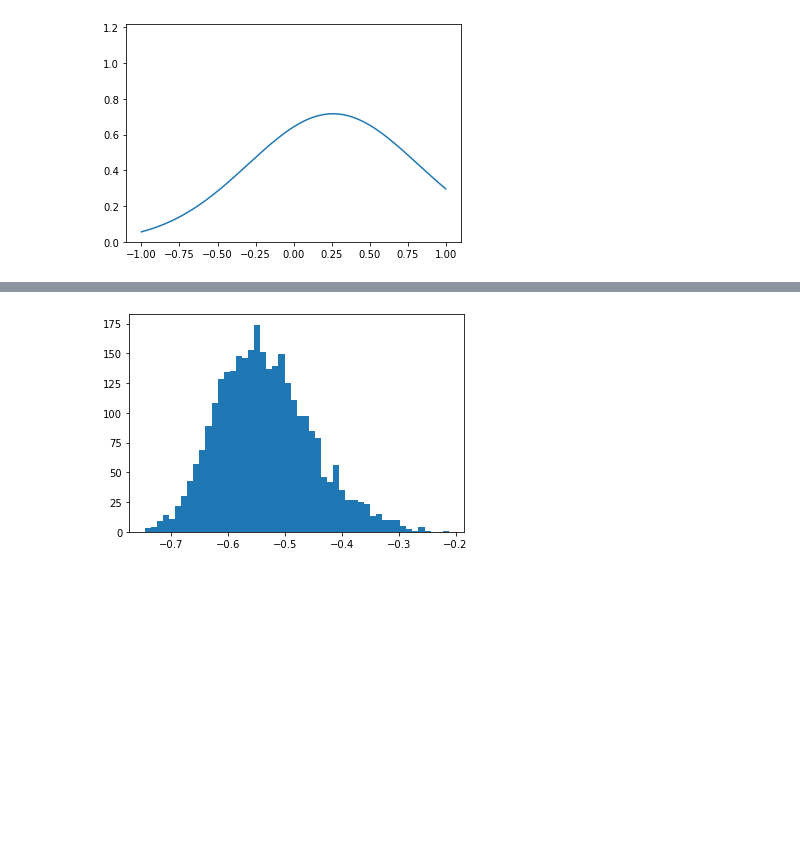
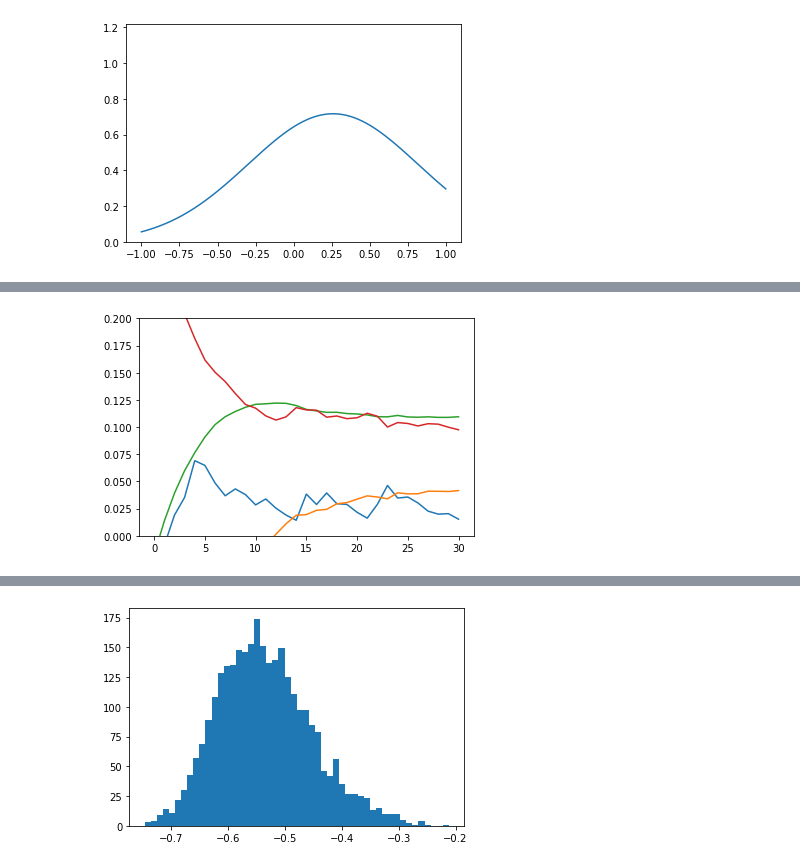
Before and after one commit to tripdancer0916/probabilistic-inference-rnn, a Jupyter notebook: jupyter/check_results.ipynb, the cells around one changed output, grey strips where cells are left out. Drawn from its saved outputs; the diff is of its cells as text; code cells hidden in the pictures; blank space fills up the shorter version.

```diff
--- a/jupyter/check_results.ipynb
+++ b/jupyter/check_results.ipynb
@@ -199,0 +219,10 @@ plt.plot(neural_dynamics[0, :, 21])
+# %%
+plt.plot(neural_dynamics[1, :, 4])
+plt.plot(neural_dynamics[1, :, 10])
+plt.plot(neural_dynamics[1, :, 17])
+plt.plot(neural_dynamics[1, :, 19])
+
+plt.ylim([0, 0.2])
+plt.show()
+# %% [output]
+[figure, added]
```
Also changed, not shown: parts of 5 cells of this notebook, 1 other file.
